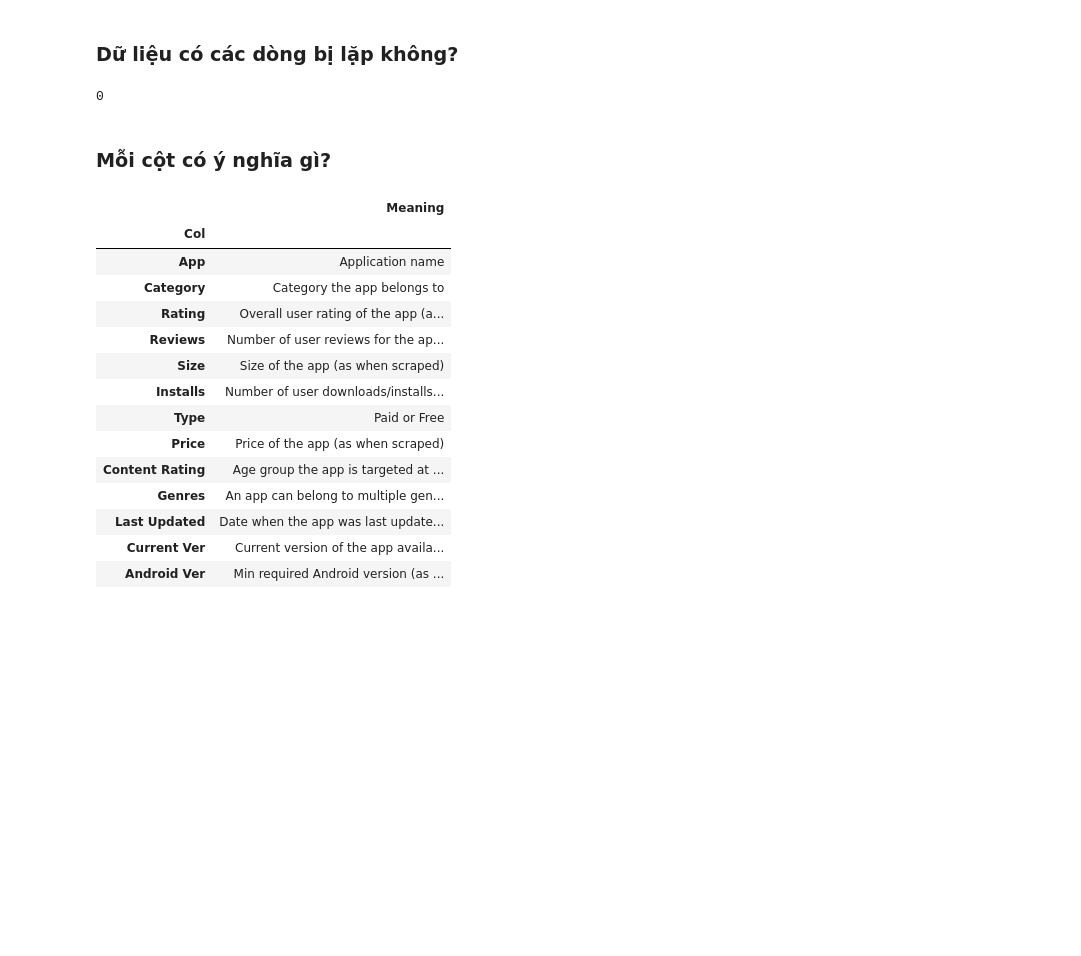
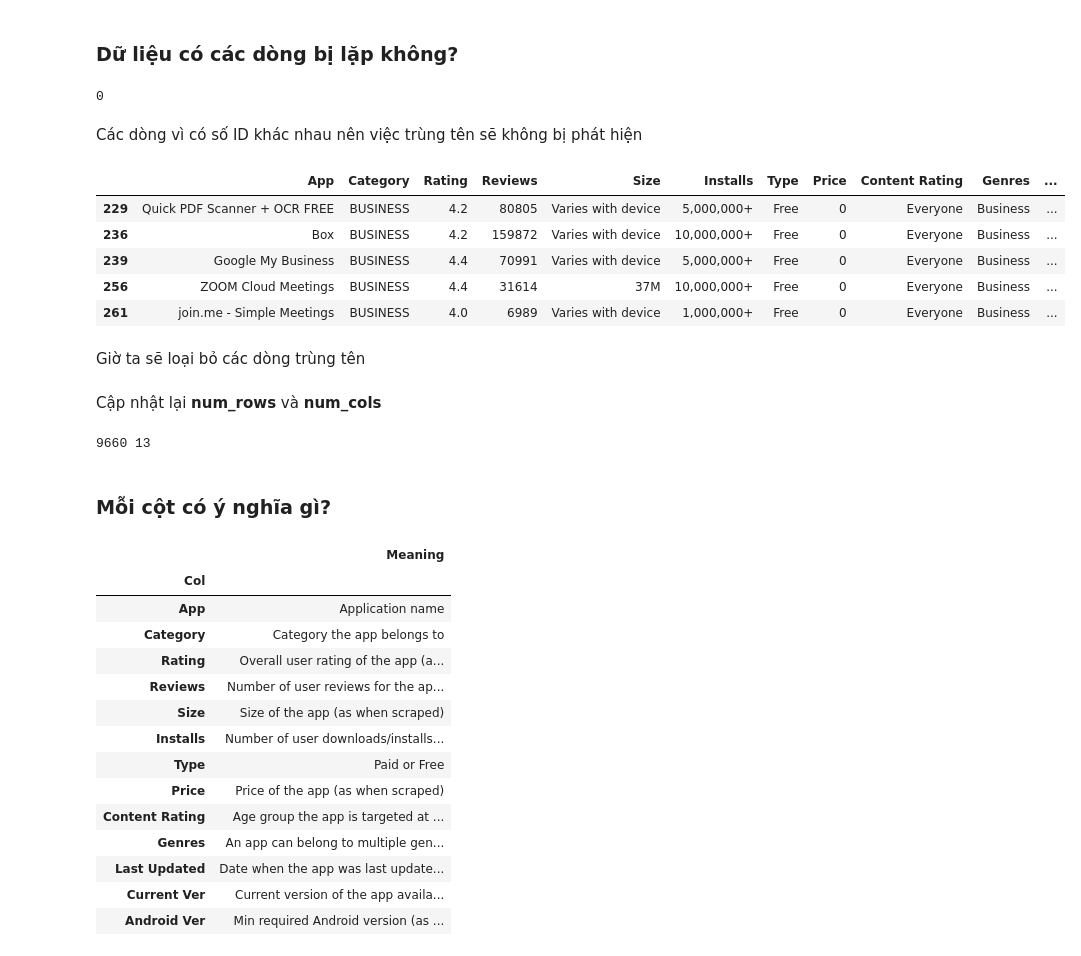
Before and after one commit to ThaoThong21/P4DS-CQ19-FinalProject, a Jupyter notebook: Finalproj.ipynb, the cells around one changed output. Saved outputs shown, nothing was run; the diff lists cells and outputs as text; code cells hidden in the pictures; blank space fills up the shorter version.

```diff
--- a/Finalproj.ipynb
+++ b/Finalproj.ipynb
@@ -69,3 +97,16 @@ num_duplicated_rows = (googleplaystore_df.index.duplicated() == True).sum()
 num_duplicated_rows
 # %% [output]
 0
+# %% [markdown]
+Các dòng vì có số ID khác nhau nên việc trùng tên sẽ không bị phát hiện
+# %%
+googleplaystore_df[googleplaystore_df.duplicated(subset=['App'])].head()
+# %% [output]
+|  | App | Category | Rating | Reviews | Size | Installs | Type | Price | Content Rating | Genres | ... |
+| 229 | Quick PDF Scanner + OCR FREE | BUSINESS | 4.2 | 80805 | Varies with device | 5,000,000+ | Free | 0 | Everyone | Business | ... |
+| 236 | Box | BUSINESS | 4.2 | 159872 | Varies with device | 10,000,000+ | Free | 0 | Everyone | Business | ... |
+| 239 | Google My Business | BUSINESS | 4.4 | 70991 | Varies with device | 5,000,000+ | Free | 0 | Everyone | Business | ... |
+| 256 | ZOOM Cloud Meetings | BUSINESS | 4.4 | 31614 | 37M | 10,000,000+ | Free | 0 | Everyone | Business | ... |
+| 261 | join.me - Simple Meetings | BUSINESS | 4.0 | 6989 | Varies with device | 1,000,000+ | Free | 0 | Everyone | Business | ... |
+# %% [markdown]
+Giờ ta sẽ loại bỏ các dòng trùng tên
@@ -72,3 +115,11 @@ num_duplicated_rows
+# %% [markdown]
+Cập nhật lại __num_rows__ và __num_cols__
+# %%
+num_rows = googleplaystore_df.shape[0]
+num_cols = googleplaystore_df.shape[1]
+print(num_rows, num_cols)
+# %% [output]
+9660 13
 # %% [markdown]
 ### Mỗi cột có ý nghĩa gì?
 # %%
```
Also changed, not shown: parts of 25 cells of this notebook.
